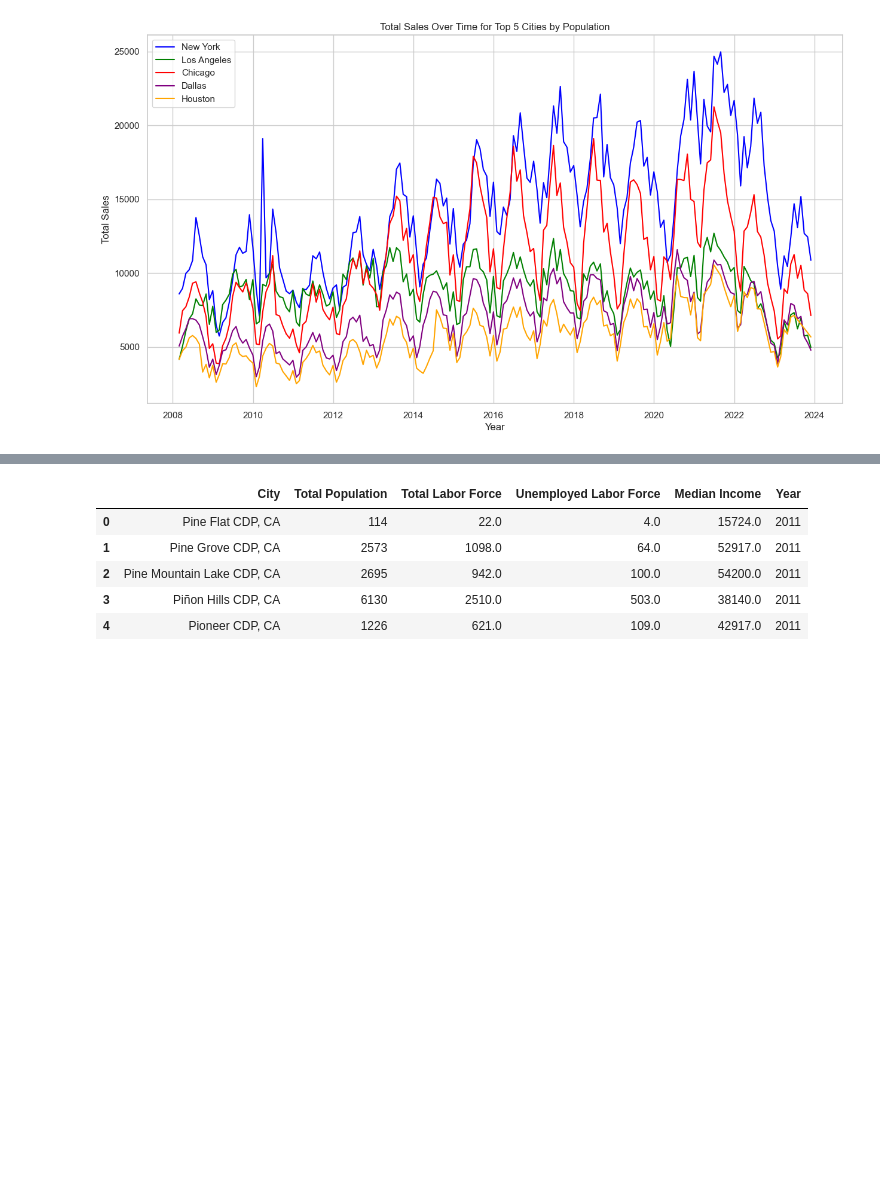
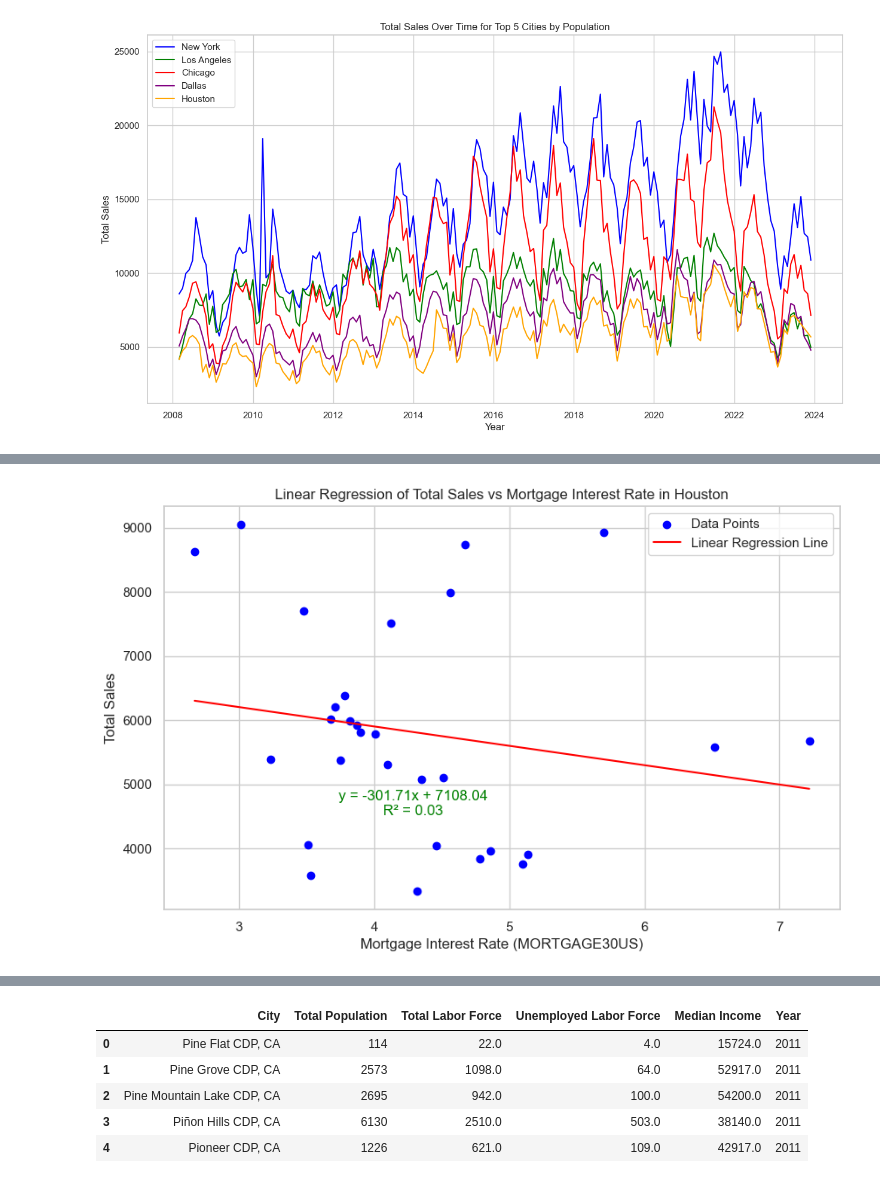
Before and after one commit to Ishicka/The-Seven, a Jupyter notebook: sam-plot_data.ipynb, the cells around one changed output, grey strips where cells are left out. Saved outputs shown, nothing was run; the diff lists cells and outputs as text; code cells hidden in the pictures; blank space fills up the shorter version.

```diff
--- a/sam-plot_data.ipynb
+++ b/sam-plot_data.ipynb
@@ -181,0 +148,30 @@ plt.show()
+# %%
+
+
+# Filtering the data for Houston and performing linear regression on Total Sales vs Mortgage Interest Rate for Houston
+houston_data = data[data['CityName'] == 'Houston'].dropna(subset=['SalesTotal', 'MORTGAGE30US'])
+slope_houston, intercept_houston, r_value_houston, _, _ = stats.linregress(houston_data['MORTGAGE30US'], houston_data['SalesTotal'])
+
+# Preparing data for the regression line plot
+X_houston_mortgage = houston_data['MORTGAGE30US'].values
+y_houston_sales = houston_data['SalesTotal'].values
+X_houston_mortgage_pred = np.linspace(X_houston_mortgage.min(), X_houston_mortgage.max(), 100)
+y_houston_sales_pred = slope_houston * X_houston_mortgage_pred + intercept_houston
+
+# Plotting Total Sales vs Mortgage Interest Rate for Houston with linear regression
+plt.figure(figsize=(10, 6))
+plt.scatter(X_houston_mortgage, y_houston_sales, color='blue', label='Data Points')
+plt.plot(X_houston_mortgage_pred, y_houston_sales_pred, color='red', label='Linear Regression Line')
+
+# Adding regression information in the plot
+regression_info_houston = f'y = {slope_houston:.2f}x + {intercept_houston:.2f}\nR² = {r_value_houston**2:.2f}'
+plt.text(X_houston_mortgage.mean(), y_houston_sales.max() * 0.5, regression_info_houston, fontsize=12, ha='center', color='green')
+
+plt.title('Linear Regression of Total Sales vs Mortgage Interest Rate in Houston')
+plt.xlabel('Mortgage Interest Rate (MORTGAGE30US)')
+plt.ylabel('Total Sales')
+plt.legend()
+plt.grid(True)
+plt.show()
+# %% [output]
+[figure, added]
```
Also changed, not shown: parts of 6 cells of this notebook.
